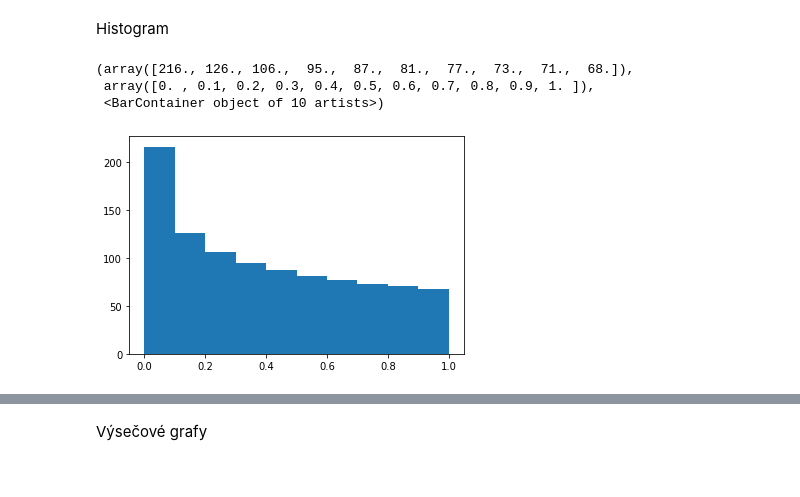
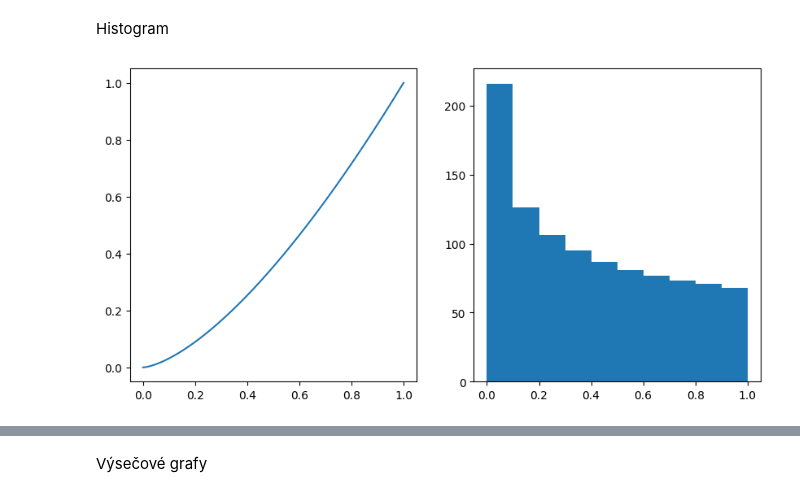
Before and after one commit to pkbcz/MSW2, a Jupyter notebook: 03a MatPlotLib.ipynb, the cells around one changed output, grey strips where cells are left out. Drawn from its saved outputs; the diff is of its cells as text; code cells hidden in the pictures.

```diff
--- a/03a MatPlotLib.ipynb
+++ b/03a MatPlotLib.ipynb
@@ -627,10 +563,11 @@ Histogram
 # %%
 from matplotlib import pyplot as plt
 x = np.linspace(0, 1, 1000)
 y = x ** 1.5
-plt.hist(y)
+fig, axs = plt.subplots(1, 2)
+fig.set_size_inches(10,5)           # velikost
+axs[0].plot(x,y)                    # graf funkce
+axs[1].hist(y)                      # histogram
+plt.show()
 # %% [output]
-(array([216., 126., 106.,  95.,  87.,  81.,  77.,  73.,  71.,  68.]),
- array([0. , 0.1, 0.2, 0.3, 0.4, 0.5, 0.6, 0.7, 0.8, 0.9, 1. ]),
- <BarContainer object of 10 artists>)
-[figure, old version]
+[figure, new version]
```
Also changed, not shown: parts of 72 cells of this notebook, 16 other files.
